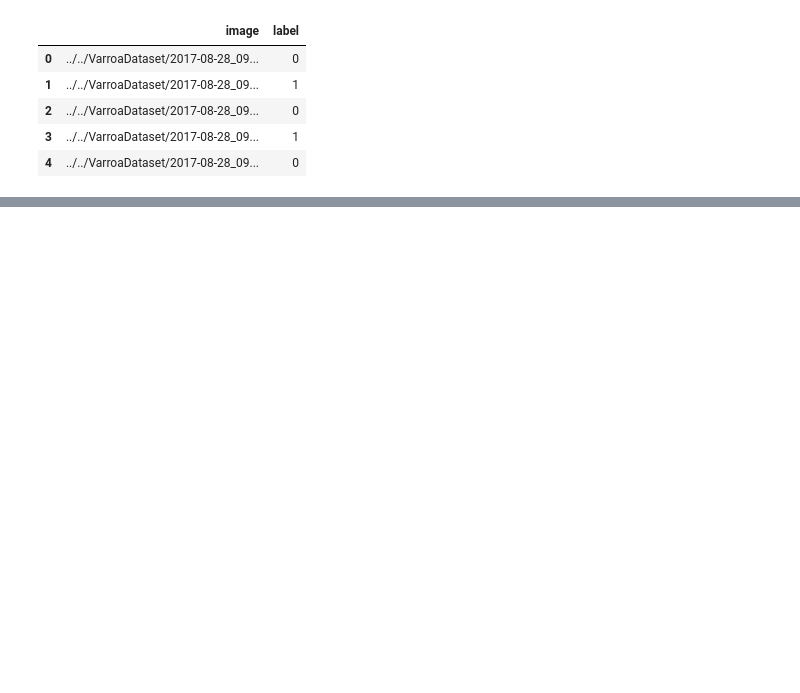
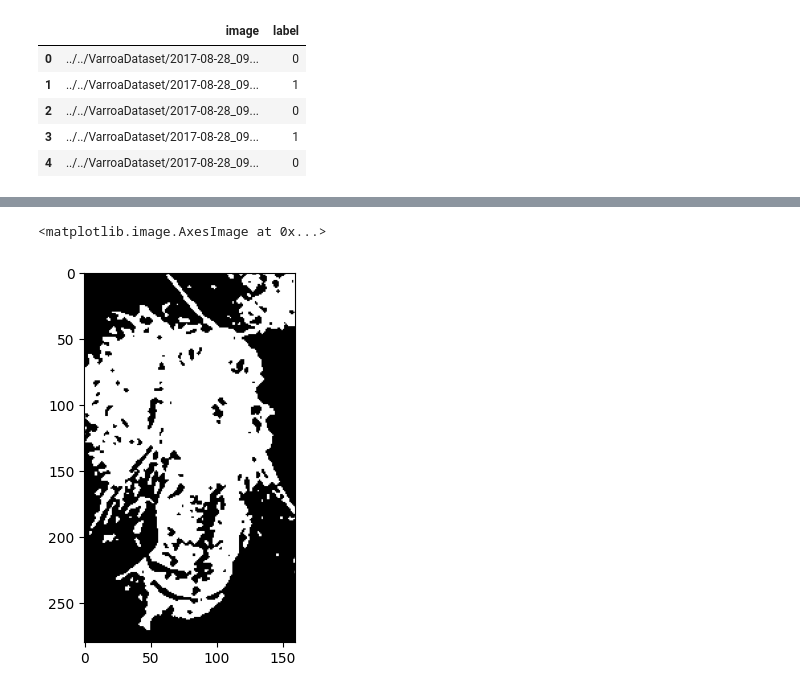
Before and after one commit to bianca-01/VarroaDetection, a Jupyter notebook: cross_validation/main.ipynb, the cells around one changed output, grey strips where cells are left out. Saved outputs shown, nothing was run; the diff lists cells and outputs as text; code cells hidden in the pictures; blank space fills up the shorter version.

```diff
--- a/cross_validation/main.ipynb
+++ b/cross_validation/main.ipynb
@@ -26,0 +94,5 @@ imgs = Images(metadata)
+# %%
+plt.imshow(imgs.masks[1], cmap='gray')
+# %% [output]
+<matplotlib.image.AxesImage at 0x...>
+[figure, added]
```
Also changed, not shown: parts of 11 cells of this notebook.
